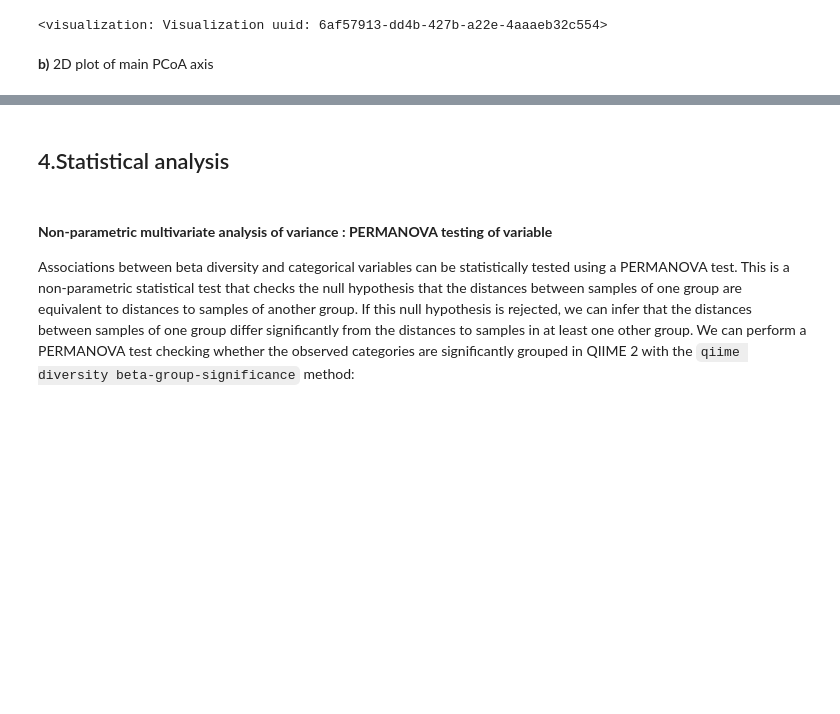
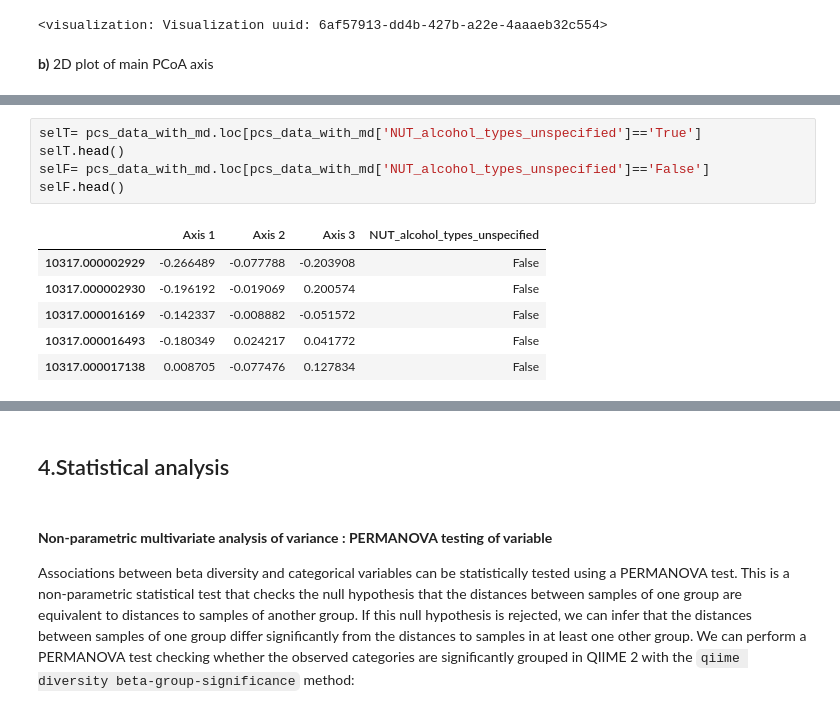
Before and after one commit to dhasanova99/HealthyFood, a Jupyter notebook: JupyterDocs/G_Beta_Diversity.ipynb, the cells around one changed output, grey strips where cells are left out. Drawn from its saved outputs; the diff is of its cells as text; blank space fills up the shorter version.

```diff
--- a/JupyterDocs/G_Beta_Diversity.ipynb
+++ b/JupyterDocs/G_Beta_Diversity.ipynb
@@ -162,0 +180,12 @@ sizes=(1, 500))
+# %%
+selT= pcs_data_with_md.loc[pcs_data_with_md['NUT_alcohol_types_unspecified']=='True']
+selT.head()
+selF= pcs_data_with_md.loc[pcs_data_with_md['NUT_alcohol_types_unspecified']=='False']
+selF.head()
+# %% [output]
+|  | Axis 1 | Axis 2 | Axis 3 | NUT_alcohol_types_unspecified |
+| 10317.000002929 | -0.266489 | -0.077788 | -0.203908 | False |
+| 10317.000002930 | -0.196192 | -0.019069 | 0.200574 | False |
+| 10317.000016169 | -0.142337 | -0.008882 | -0.051572 | False |
+| 10317.000016493 | -0.180349 | 0.024217 | 0.041772 | False |
+| 10317.000017138 | 0.008705 | -0.077476 | 0.127834 | False |
```
Also changed, not shown: parts of 13 cells of this notebook.
